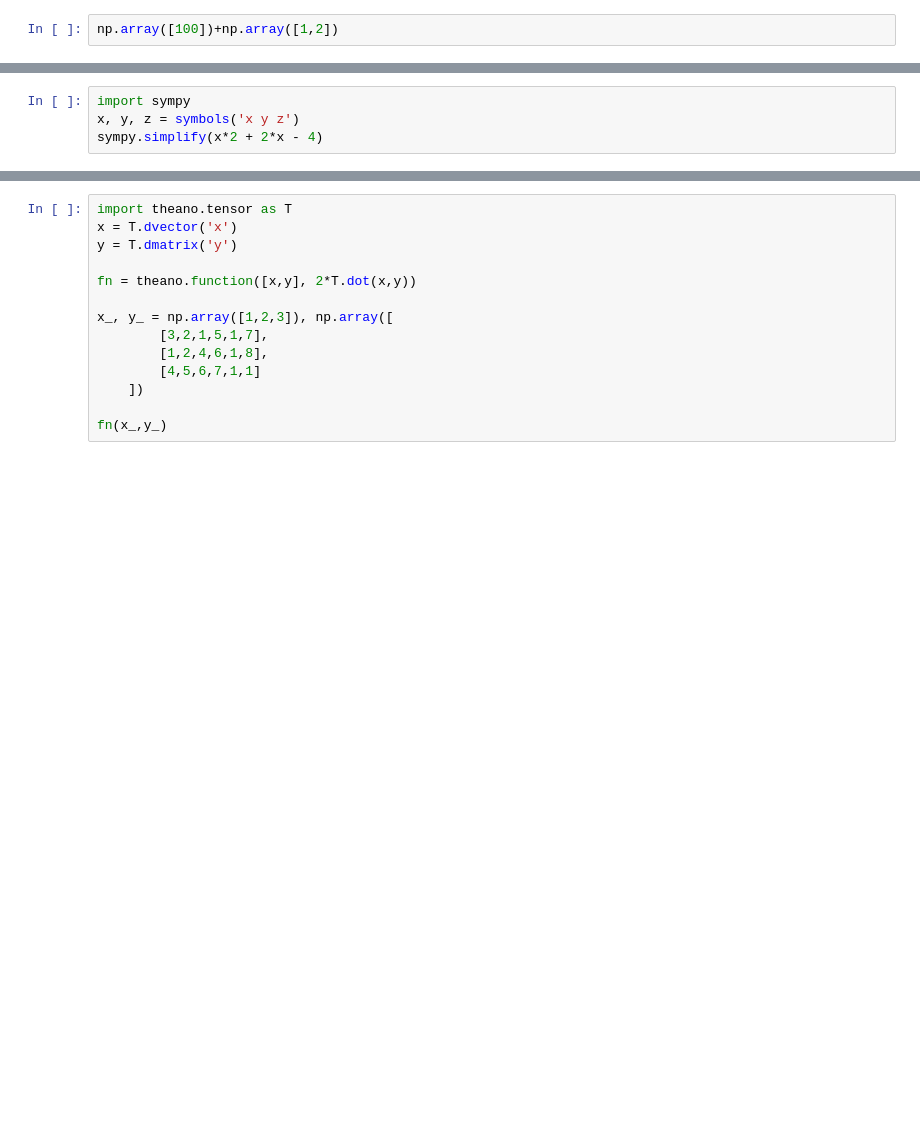
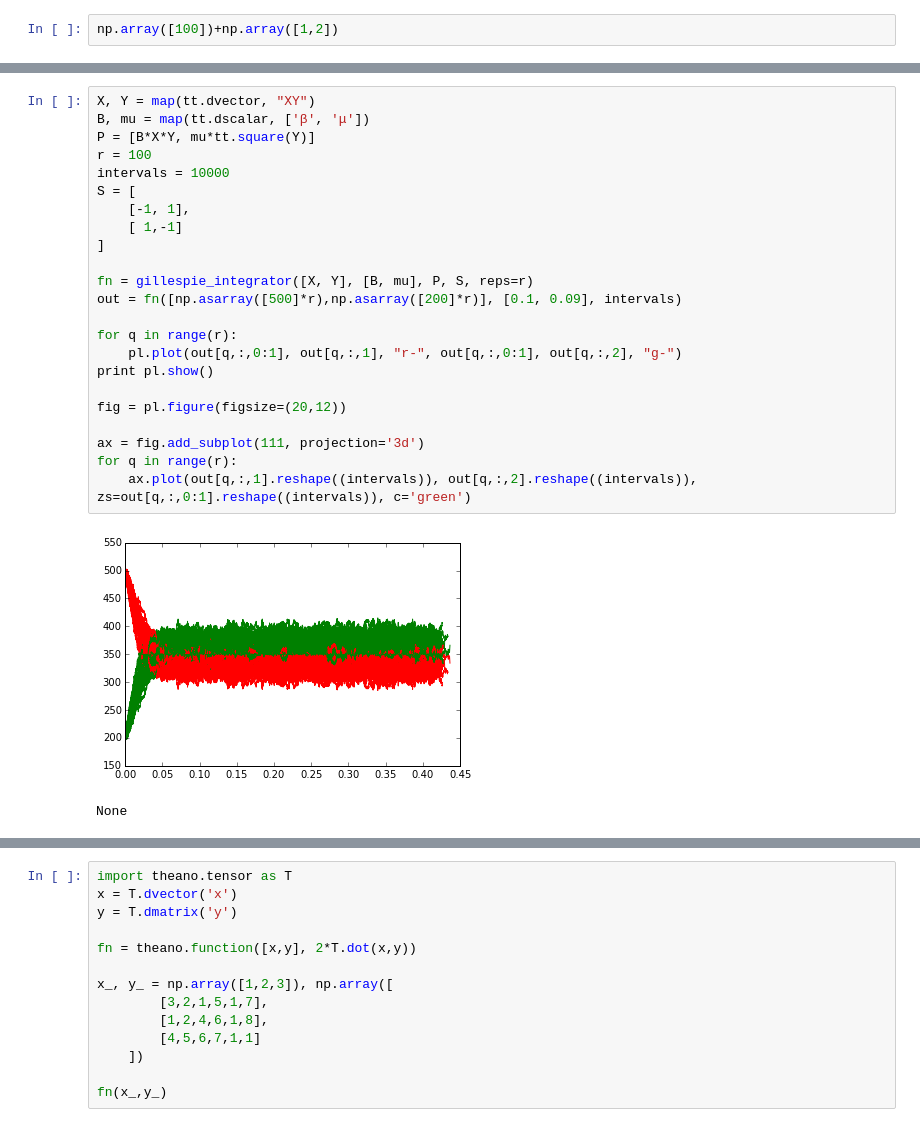
Before and after one commit to leighton/gillespie, a Jupyter notebook: examples/pred_prey.ipynb, the cells around one changed output, grey strips where cells are left out. Saved outputs shown, nothing was run; the diff lists cells and outputs as text; blank space fills up the shorter version.

```diff
--- a/examples/pred_prey.ipynb
+++ b/examples/pred_prey.ipynb
@@ -147,4 +59,0 @@ go()
-# %%
-import sympy
-x, y, z = symbols('x y z')
-sympy.simplify(x*2 + 2*x - 4)
@@ -150,0 +153,26 @@ sympy.simplify(x*2 + 2*x - 4)
+# %%
+X, Y = map(tt.dvector, "XY")
+B, mu = map(tt.dscalar, ['β', 'μ'])
+P = [B*X*Y, mu*tt.square(Y)]
+r = 100
+intervals = 10000
+S = [
+    [-1, 1],
+    [ 1,-1]
+]
+
+fn = gillespie_integrator([X, Y], [B, mu], P, S, reps=r)
+out = fn([np.asarray([500]*r),np.asarray([200]*r)], [0.1, 0.09], intervals)
+
+for q in range(r):
+    pl.plot(out[q,:,0:1], out[q,:,1], "r-", out[q,:,0:1], out[q,:,2], "g-")
+print pl.show()
+
+fig = pl.figure(figsize=(20,12))
+
+ax = fig.add_subplot(111, projection='3d')
+for q in range(r):
+    ax.plot(out[q,:,1].reshape((intervals)), out[q,:,2].reshape((intervals)), zs=out[q,:,0:1].reshape((intervals)), c='green')
+# %% [output]
+[figure, added]
+None
```
Also changed, not shown: parts of 4 cells of this notebook, 1 other file.
